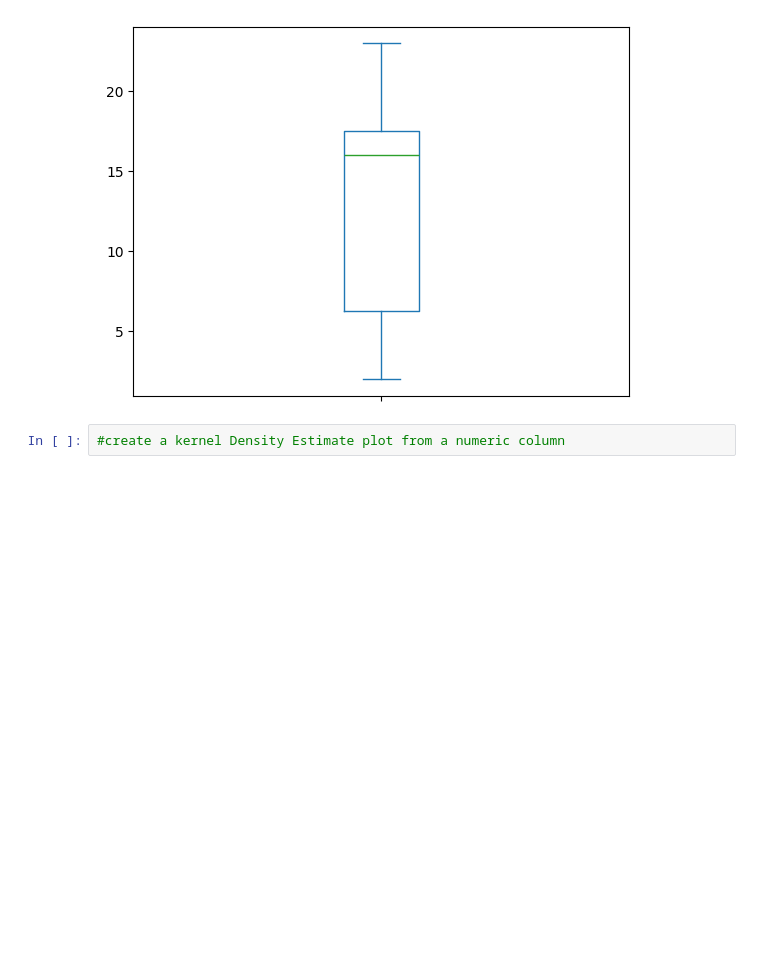
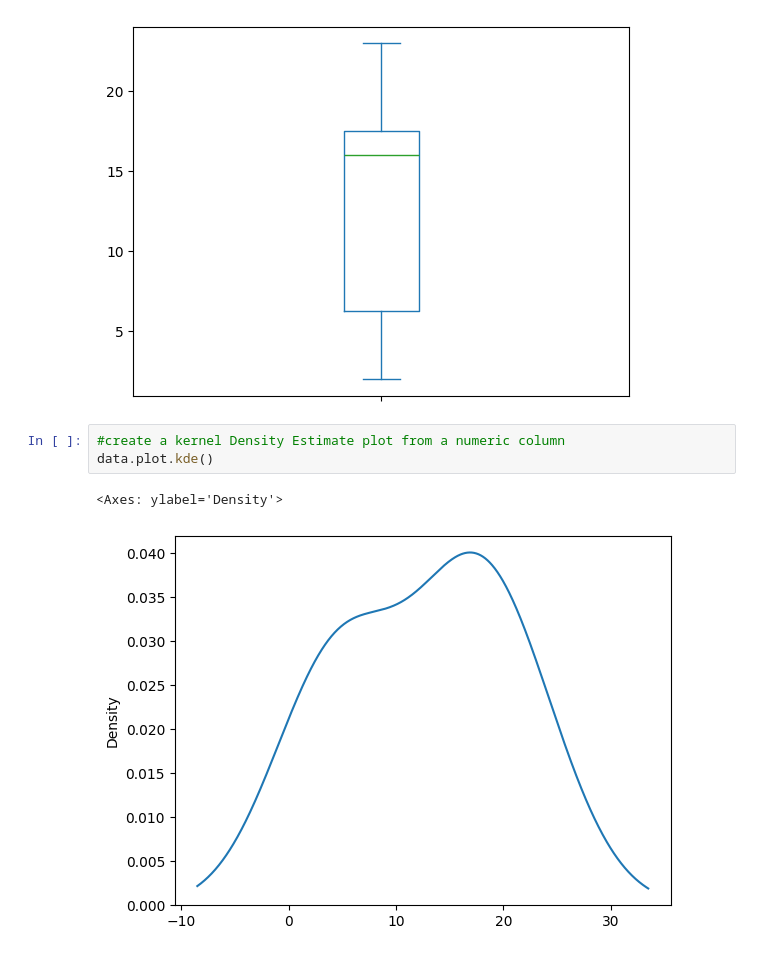
Before and after one commit to arunadas/effective-pandas, a Jupyter notebook: series/generic/ploting-series.ipynb, the cells around one changed output. Saved outputs shown, nothing was run; the diff lists cells and outputs as text; blank space fills up the shorter version.

Commit message:
plotting in series

```diff
--- a/series/generic/ploting-series.ipynb
+++ b/series/generic/ploting-series.ipynb
@@ -236,3 +236,7 @@ data.plot.box()
 [figure]
 # %%
 #create a kernel Density Estimate plot from a numeric column
+data.plot.kde()
+# %% [output]
+<Axes: ylabel='Density'>
+[figure, added]
```
Also changed, not shown: parts of 2 cells of this notebook.
